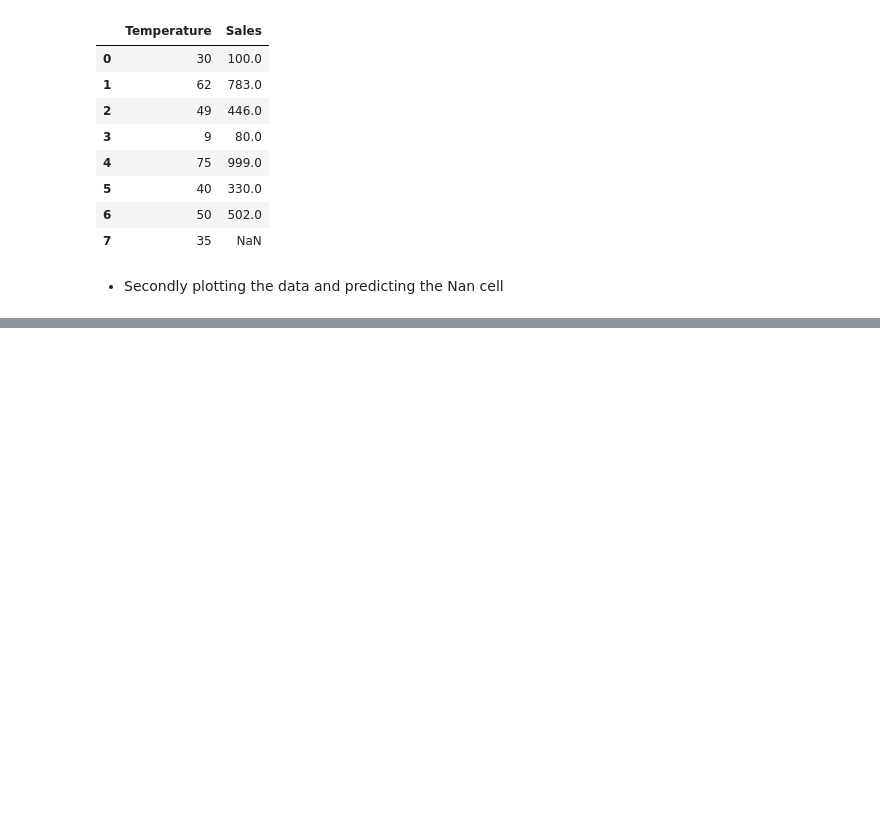
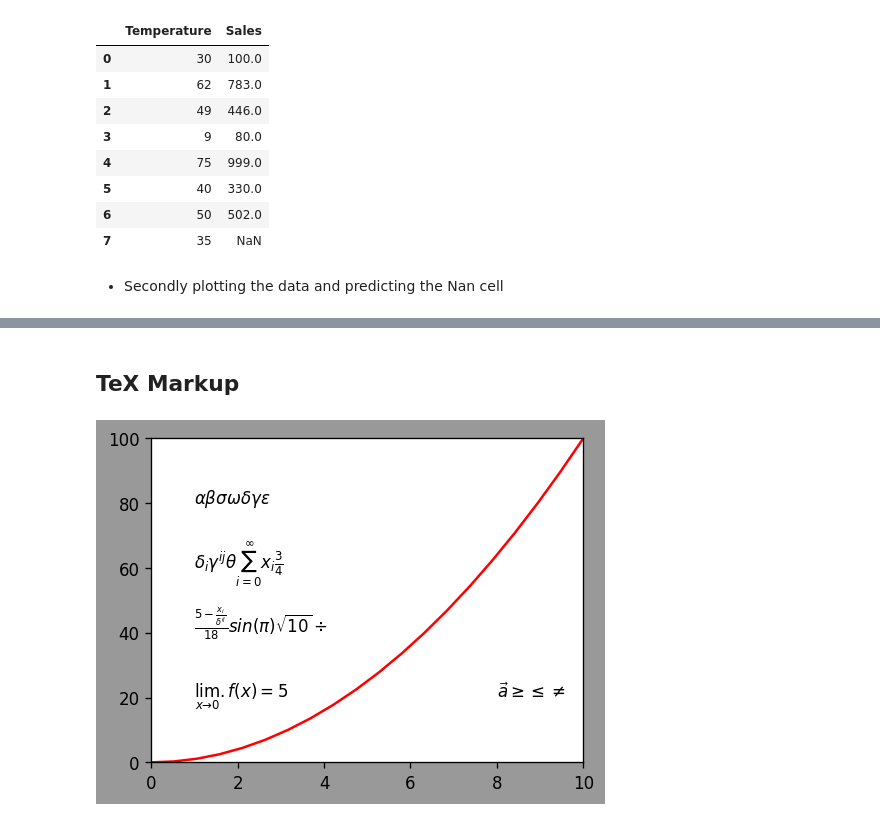
Before and after one commit to Swayam-Ghimire/pandas, a Jupyter notebook: matplotlib.ipynb, the cells around one changed output, grey strips where cells are left out. Cells and saved outputs as stored; diff of their text form; code cells hidden in the pictures; blank space fills up the shorter version.

```diff
--- a/matplotlib.ipynb
+++ b/matplotlib.ipynb
@@ -150,0 +156,17 @@ Text(50, 950, 'Good Sales')
+# %% [markdown]
+## TeX Markup
+# %%
+# To put the math symbols or any other extra text or symbols we should use axes.text() method.
+fig_5 = plt.figure(figsize=(4,3), dpi=120, frameon=True, facecolor='0.6')
+axes_5 = fig_5.add_axes([0.1,0.1,0.9,0.9])
+axes_5.text(1,80, r'$\alpha \beta \sigma \omega \delta \gamma \epsilon$') # Writing math symbols using attribute "r'$\math_symbol_name$'
+axes_5.text(1,60, r'$\delta_{i} \gamma^{ij} \theta \sum_{i=0}^\infty x_i \frac{3}{4}$')
+axes_5.text(1,40, r'$\frac{5 - \frac{x_i}{\delta^{ij}}}{18} sin(\pi) \sqrt{10} \div$')
+axes_5.text(1,20, r'$\lim_{x \to 0} .f(x)=5$')
+axes_5.text(8,20, r'$\vec {a} \geq \leq \neq$')
+axes_5.set_xlim(0,10)
+axes_5.set_ylim(0,100)
+axes_5.plot(x1,y1, color='red')
+fig_5.savefig("symbols.png")
+# %% [output]
+[figure, added]
```
Also changed, not shown: parts of 4 cells of this notebook.
